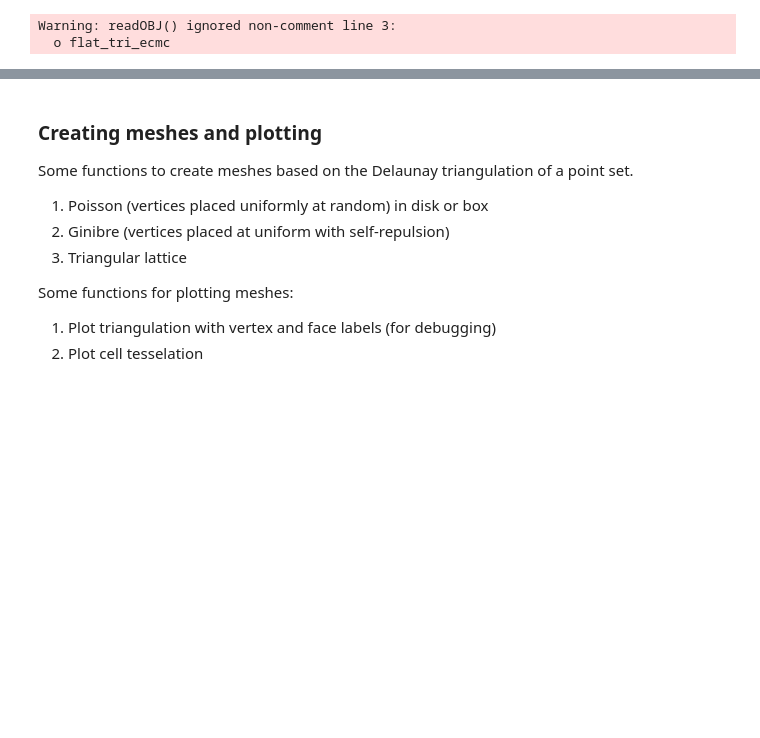
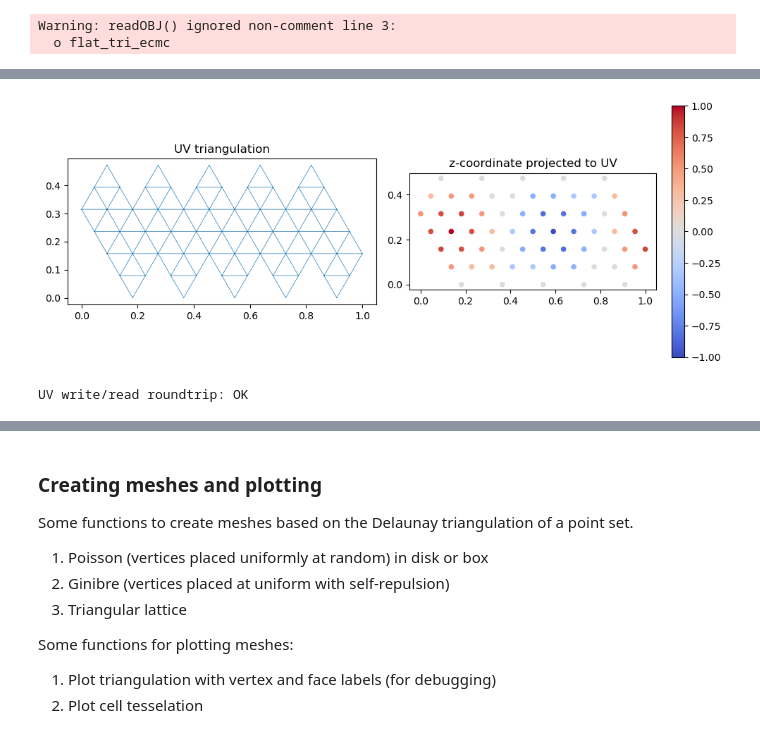
Before and after one commit to nikolas-claussen/triangulax, a Jupyter notebook: nbs/src/01_triangular_meshes.ipynb, the cells around one changed output, grey strips where cells are left out. Drawn from its saved outputs; the diff is of its cells as text; code cells hidden in the pictures; blank space fills up the shorter version.

```diff
--- a/nbs/src/01_triangular_meshes.ipynb
+++ b/nbs/src/01_triangular_meshes.ipynb
@@ -212,3 +334,12 @@ mesh = TriMesh.read_obj(filename, read_face_positions=True)
 # %% [output]
 Warning: readOBJ() ignored non-comment line 3:
   o flat_tri_ecmc
+# %%
+# test reading a 3D mesh with UV map (sphere.obj has texture data from Blender)
+
+mesh3d = TriMesh.read_obj("../test_meshes/sphere.obj", dim=3)
+assert mesh3d.has_texture, "sphere.obj should have UV data"
+assert mesh3d.texture_vertices.shape[1] == 2, "texture_vertices should be 2D"
+assert mesh3d.texture_faces.shape[0] == mesh3d.faces.shape[0], "texture_faces and faces must have same length"
+print(f"Sphere: {mesh3d.n_vertices} vertices, {mesh3d.faces.shape[0]} faces, "
+      f"{mesh3d.texture_vertices.shape[0]} texture vertices")
@@ -214,0 +350,30 @@ Warning: readOBJ() ignored non-comment line 3:
+# %%
+# test projecting vertex positions to UV space and plotting the UV map
+
+positions_in_uv = mesh3d.vertices[mesh3d.texture_vertex_to_vertex_map]
+assert positions_in_uv.shape == (mesh3d.texture_vertices.shape[0], 3)
+
+fig, (ax1, ax2) = plt.subplots(1, 2, figsize=(10, 4))
+ax1.triplot(*mesh3d.texture_vertices.T, mesh3d.texture_faces, lw=0.5)
+ax1.set_title("UV triangulation")
+ax1.set_aspect("equal")
+
+sc = ax2.scatter(*mesh3d.texture_vertices.T,
+                 c=positions_in_uv[:, 2], cmap="coolwarm", s=20)
+ax2.set_title("z-coordinate projected to UV")
+ax2.set_aspect("equal")
+plt.colorbar(sc, ax=ax2)
+plt.tight_layout()
+# %% [output]
+[figure, added]
+# %%
+# test write/read roundtrip with UV data
+
+mesh3d.write_obj("../test_meshes/sphere_write_test.obj")
+mesh3d_reloaded = TriMesh.read_obj("../test_meshes/sphere_write_test.obj", dim=3)
+assert mesh3d_reloaded.has_texture
+assert jnp.allclose(mesh3d.texture_vertices, mesh3d_reloaded.texture_vertices, atol=1e-5)
+assert jnp.array_equal(mesh3d.faces, mesh3d_reloaded.faces)
+print("UV write/read roundtrip: OK")
+# %% [output]
+UV write/read roundtrip: OK
```
Also changed, not shown: parts of 10 cells of this notebook, 13 other files.
